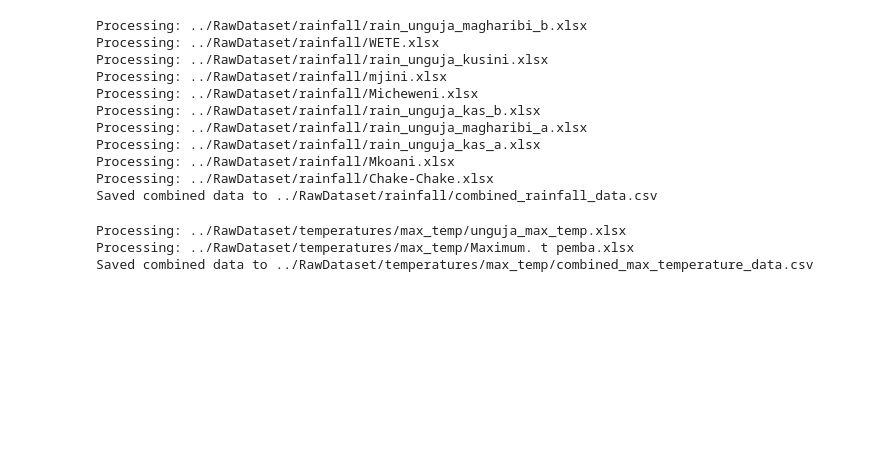
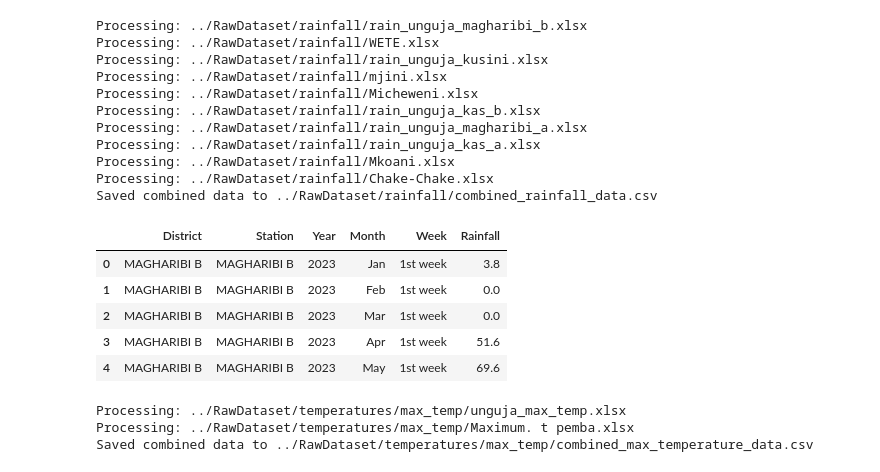
Before and after one commit to tarxemo/MalariaOutbreak, a Jupyter notebook: notebooks/Untitled.ipynb, the cells around one changed output. Cells and saved outputs as stored; diff of their text form; code cells hidden in the pictures; blank space fills up the shorter version.

```diff
--- a/notebooks/Untitled.ipynb
+++ b/notebooks/Untitled.ipynb
@@ -103,6 +103,15 @@ Processing: ../RawDataset/rainfall/rain_unguja_kas_a.xlsx
 Processing: ../RawDataset/rainfall/Mkoani.xlsx
 Processing: ../RawDataset/rainfall/Chake-Chake.xlsx
 Saved combined data to ../RawDataset/rainfall/combined_rainfall_data.csv
+# %%
+combined_df.head()
+# %% [output]
+|  | District | Station | Year | Month | Week | Rainfall |
+| 0 | MAGHARIBI B | MAGHARIBI B | 2023 | Jan | 1st week | 3.8 |
+| 1 | MAGHARIBI B | MAGHARIBI B | 2023 | Feb | 1st week | 0.0 |
+| 2 | MAGHARIBI B | MAGHARIBI B | 2023 | Mar | 1st week | 0.0 |
+| 3 | MAGHARIBI B | MAGHARIBI B | 2023 | Apr | 1st week | 51.6 |
+| 4 | MAGHARIBI B | MAGHARIBI B | 2023 | May | 1st week | 69.6 |
 # %%
 folder_path = '../RawDataset/temperatures/max_temp'
 
```
Also changed, not shown: 9 other files.
